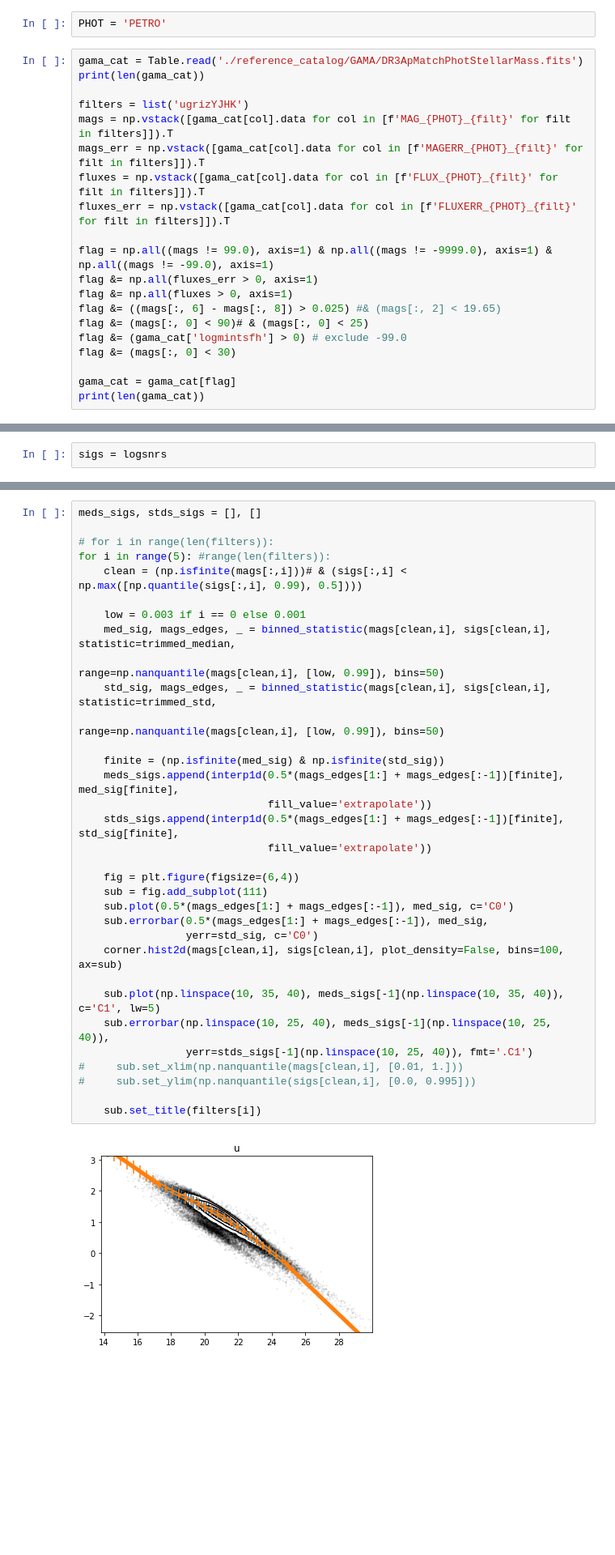
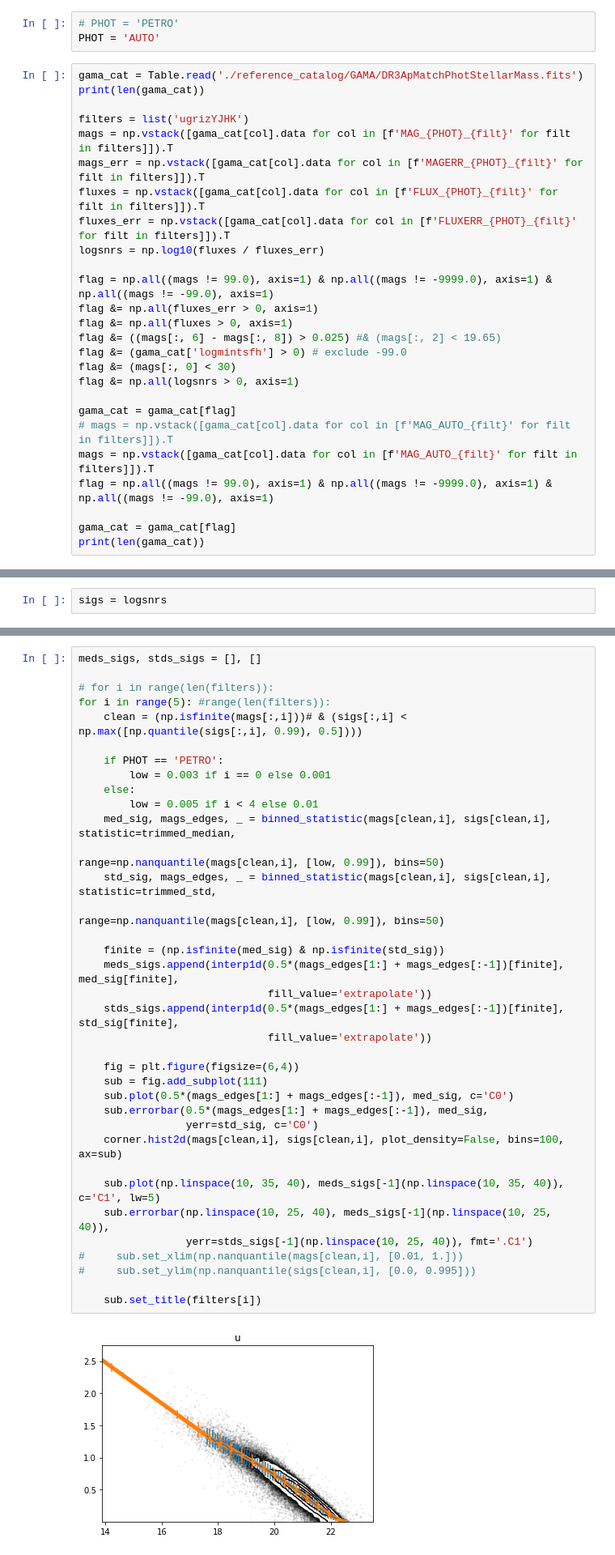
Before and after one commit to AstroJacobLi/popsed, a Jupyter notebook: notebooks/forward_model/noise_model/GAMA_nosie_model_DR3_apmatch_linearNoise.ipynb, the cells around one changed output, grey strips where cells are left out. Shown at 81% size. Cells and saved outputs as stored; diff of their text form; blank space fills up the shorter version.

```diff
--- a/notebooks/forward_model/noise_model/GAMA_nosie_model_DR3_apmatch_linearNoise.ipynb
+++ b/notebooks/forward_model/noise_model/GAMA_nosie_model_DR3_apmatch_linearNoise.ipynb
@@ -19,7 +19,8 @@ import sys
 sys.path.append('/home/jiaxuanl/Research/popsed/')
 from popsed.utils import flux2mag, mag2flux, sigma_flux2mag, sigma_mag2flux
 # %%
-PHOT = 'PETRO'
+# PHOT = 'PETRO'
+PHOT = 'AUTO'
 # %%
 gama_cat = Table.read('./reference_catalog/GAMA/DR3ApMatchPhotStellarMass.fits')
 print(len(gama_cat))
@@ -29,14 +30,20 @@ mags = np.vstack([gama_cat[col].data for col in [f'MAG_{PHOT}_{filt}' for filt i
 mags_err = np.vstack([gama_cat[col].data for col in [f'MAGERR_{PHOT}_{filt}' for filt in filters]]).T
 fluxes = np.vstack([gama_cat[col].data for col in [f'FLUX_{PHOT}_{filt}' for filt in filters]]).T
 fluxes_err = np.vstack([gama_cat[col].data for col in [f'FLUXERR_{PHOT}_{filt}' for filt in filters]]).T
+logsnrs = np.log10(fluxes / fluxes_err)
 
 flag = np.all((mags != 99.0), axis=1) & np.all((mags != -9999.0), axis=1) & np.all((mags != -99.0), axis=1)
 flag &= np.all(fluxes_err > 0, axis=1)
 flag &= np.all(fluxes > 0, axis=1)
 flag &= ((mags[:, 6] - mags[:, 8]) > 0.025) #& (mags[:, 2] < 19.65)
-flag &= (mags[:, 0] < 90)# & (mags[:, 0] < 25)
 flag &= (gama_cat['logmintsfh'] > 0) # exclude -99.0
 flag &= (mags[:, 0] < 30)
+flag &= np.all(logsnrs > 0, axis=1)
+
+gama_cat = gama_cat[flag]
+# mags = np.vstack([gama_cat[col].data for col in [f'MAG_AUTO_{filt}' for filt in filters]]).T
+mags = np.vstack([gama_cat[col].data for col in [f'MAG_AUTO_{filt}' for filt in filters]]).T
+flag = np.all((mags != 99.0), axis=1) & np.all((mags != -9999.0), axis=1) & np.all((mags != -99.0), axis=1)
 
 gama_cat = gama_cat[flag]
 print(len(gama_cat))
@@ -154,32 +163,35 @@ meds_sigs, stds_sigs = [], []
 # for i in range(len(filters)):
 for i in range(5): #range(len(filters)):
     clean = (np.isfinite(mags[:,i]))# & (sigs[:,i] < np.max([np.quantile(sigs[:,i], 0.99), 0.5])))
 
-    low = 0.003 if i == 0 else 0.001
+    if PHOT == 'PETRO':
+        low = 0.003 if i == 0 else 0.001
+    else:
+        low = 0.005 if i < 4 else 0.01
     med_sig, mags_edges, _ = binned_statistic(mags[clean,i], sigs[clean,i], statistic=trimmed_median,
                                               range=np.nanquantile(mags[clean,i], [low, 0.99]), bins=50)
     std_sig, mags_edges, _ = binned_statistic(mags[clean,i], sigs[clean,i], statistic=trimmed_std,
                                               range=np.nanquantile(mags[clean,i], [low, 0.99]), bins=50)
 
     finite = (np.isfinite(med_sig) & np.isfinite(std_sig))
     meds_sigs.append(interp1d(0.5*(mags_edges[1:] + mags_edges[:-1])[finite], med_sig[finite],
                               fill_value='extrapolate'))
     stds_sigs.append(interp1d(0.5*(mags_edges[1:] + mags_edges[:-1])[finite], std_sig[finite],
                               fill_value='extrapolate'))
 
     fig = plt.figure(figsize=(6,4))
     sub = fig.add_subplot(111)
     sub.plot(0.5*(mags_edges[1:] + mags_edges[:-1]), med_sig, c='C0')
     sub.errorbar(0.5*(mags_edges[1:] + mags_edges[:-1]), med_sig,
                  yerr=std_sig, c='C0')
     corner.hist2d(mags[clean,i], sigs[clean,i], plot_density=False, bins=100, ax=sub)
 
     sub.plot(np.linspace(10, 35, 40), meds_sigs[-1](np.linspace(10, 35, 40)), c='C1', lw=5)
     sub.errorbar(np.linspace(10, 25, 40), meds_sigs[-1](np.linspace(10, 25, 40)),
                  yerr=stds_sigs[-1](np.linspace(10, 25, 40)), fmt='.C1')
 #     sub.set_xlim(np.nanquantile(mags[clean,i], [0.01, 1.]))
 #     sub.set_ylim(np.nanquantile(sigs[clean,i], [0.0, 0.995]))
 
     sub.set_title(filters[i])
 # %% [output]
-[figure, old version]
+[figure, new version]
```
Also changed, not shown: parts of 13 cells of this notebook, 4 other files.
